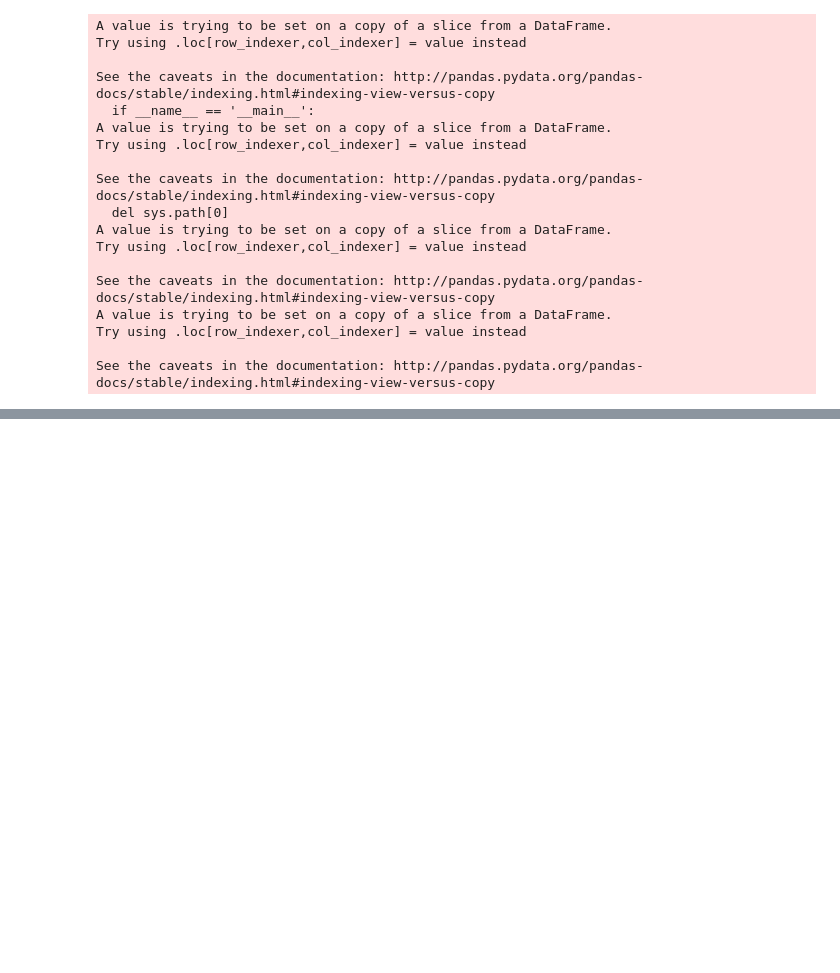
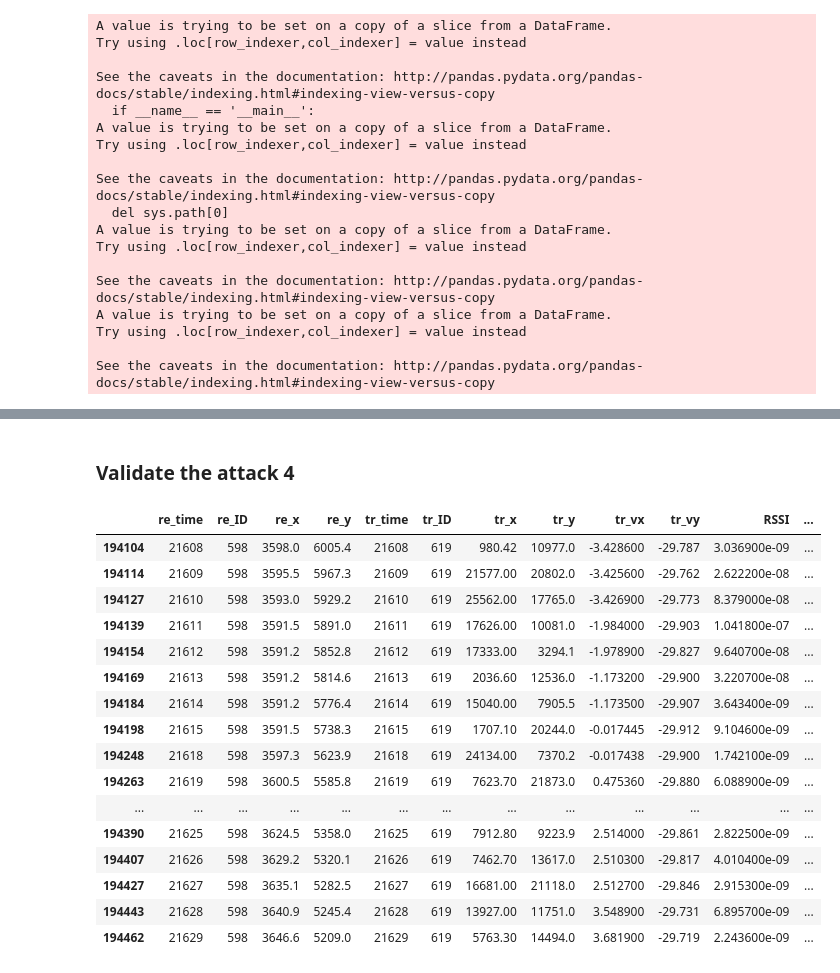
Before and after one commit to liangwangENST/SR2I208-Detection-Malicious-data, a Jupyter notebook: Neural Network.ipynb, the cells around one changed output, grey strips where cells are left out. Cells and saved outputs as stored; diff of their text form; code cells hidden in the pictures; blank space fills up the shorter version.

```diff
--- a/Neural Network.ipynb
+++ b/Neural Network.ipynb
@@ -523,7 +541,7 @@ data_atk2['Label'] = data_atk2['Label']/2
 
 data = pd.read_csv('dataset/attack4withlabels.csv', usecols = col_index, header = None, names = col_names)
 data_atk4 = data.dropna(axis = 0, how = 'any')
-data_atk4['Label'] = data_atk16['Label']/4
+data_atk4['Label'] = data_atk4['Label']/4
 
 data = pd.read_csv('dataset/attack8withlabels.csv', usecols = col_index, header = None, names = col_names)
 data_atk8 = data.dropna(axis = 0, how = 'any')
@@ -579,0 +629,24 @@ But in fact, the BSM is malicious, the detection is incorrect
+# %% [markdown]
+### Validate the attack 4
+# %%
+mode = 1
+data_select = get_data(data_atk4, mode)
+data_select
+# %% [output]
+|  | re_time | re_ID | re_x | re_y | tr_time | tr_ID | tr_x | tr_y | tr_vx | tr_vy | RSSI | ... |
+| 194104 | 21608 | 598 | 3598.0 | 6005.4 | 21608 | 619 | 980.42 | 10977.0 | -3.428600 | -29.787 | 3.036900e-09 | ... |
+| 194114 | 21609 | 598 | 3595.5 | 5967.3 | 21609 | 619 | 21577.00 | 20802.0 | -3.425600 | -29.762 | 2.622200e-08 | ... |
+| 194127 | 21610 | 598 | 3593.0 | 5929.2 | 21610 | 619 | 25562.00 | 17765.0 | -3.426900 | -29.773 | 8.379000e-08 | ... |
+| 194139 | 21611 | 598 | 3591.5 | 5891.0 | 21611 | 619 | 17626.00 | 10081.0 | -1.984000 | -29.903 | 1.041800e-07 | ... |
+| 194154 | 21612 | 598 | 3591.2 | 5852.8 | 21612 | 619 | 17333.00 | 3294.1 | -1.978900 | -29.827 | 9.640700e-08 | ... |
+| 194169 | 21613 | 598 | 3591.2 | 5814.6 | 21613 | 619 | 2036.60 | 12536.0 | -1.173200 | -29.900 | 3.220700e-08 | ... |
+| 194184 | 21614 | 598 | 3591.2 | 5776.4 | 21614 | 619 | 15040.00 | 7905.5 | -1.173500 | -29.907 | 3.643400e-09 | ... |
+| 194198 | 21615 | 598 | 3591.5 | 5738.3 | 21615 | 619 | 1707.10 | 20244.0 | -0.017445 | -29.912 | 9.104600e-09 | ... |
+| 194248 | 21618 | 598 | 3597.3 | 5623.9 | 21618 | 619 | 24134.00 | 7370.2 | -0.017438 | -29.900 | 1.742100e-09 | ... |
+| 194263 | 21619 | 598 | 3600.5 | 5585.8 | 21619 | 619 | 7623.70 | 21873.0 | 0.475360 | -29.880 | 6.088900e-09 | ... |
+| ... | ... | ... | ... | ... | ... | ... | ... | ... | ... | ... | ... | ... |
+| 194390 | 21625 | 598 | 3624.5 | 5358.0 | 21625 | 619 | 7912.80 | 9223.9 | 2.514000 | -29.861 | 2.822500e-09 | ... |
+| 194407 | 21626 | 598 | 3629.2 | 5320.1 | 21626 | 619 | 7462.70 | 13617.0 | 2.510300 | -29.817 | 4.010400e-09 | ... |
+| 194427 | 21627 | 598 | 3635.1 | 5282.5 | 21627 | 619 | 16681.00 | 21118.0 | 2.512700 | -29.846 | 2.915300e-09 | ... |
+| 194443 | 21628 | 598 | 3640.9 | 5245.4 | 21628 | 619 | 13927.00 | 11751.0 | 3.548900 | -29.731 | 6.895700e-09 | ... |
+| 194462 | 21629 | 598 | 3646.6 | 5209.0 | 21629 | 619 | 5763.30 | 14494.0 | 3.681900 | -29.719 | 2.243600e-09 | ... |
```
Also changed, not shown: parts of 32 cells of this notebook, 5 other files.
